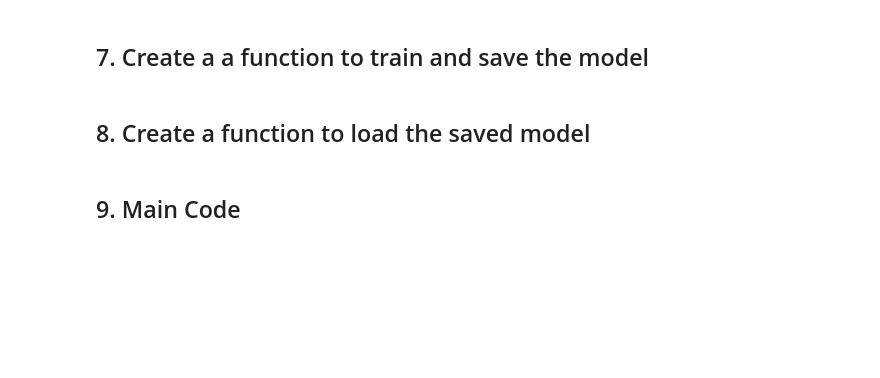
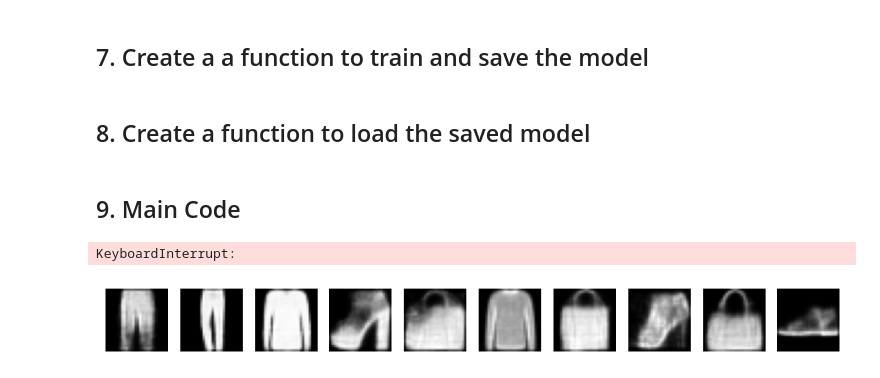
Before and after one commit to shantanu-ghodgaonkar/NYUMSMRFALL24, a Jupyter notebook: Robot Perception (ROB-GY 6203)/Homework/HW1/Q2/q2_ans_colab.ipynb, the cells around one changed output. Saved outputs shown, nothing was run; the diff lists cells and outputs as text; code cells hidden in the pictures; blank space fills up the shorter version.

```diff
--- a/Robot Perception (ROB-GY 6203)/Homework/HW1/Q2/q2_ans_colab.ipynb
+++ b/Robot Perception (ROB-GY 6203)/Homework/HW1/Q2/q2_ans_colab.ipynb
@@ -365,13 +365,16 @@ def load_saved_model(path, input_shape=784, hidden_units=256, output_shape=16):
 # %%
 directory_path = Path("./saved_models_1").absolute()
 # Uncomment the line below to train and save the model
-train_save_model(epochs=50, MODEL_PATH=directory_path)
+# train_save_model(epochs=50, MODEL_PATH=directory_path)
 
 # Path to the saved model (update the path as needed)
 saved_model_path = directory_path / "FashionMNISTVAE_model.pth"
 
 # Load the saved model
 model = load_saved_model(saved_model_path)
 
 # Plot reconstructed images using the loaded model
 plot_reconstructed_images(model=model)
+# %% [output]
+KeyboardInterrupt:
+[figure, added]
```
Also changed, not shown: parts of 1 cell of this notebook.
